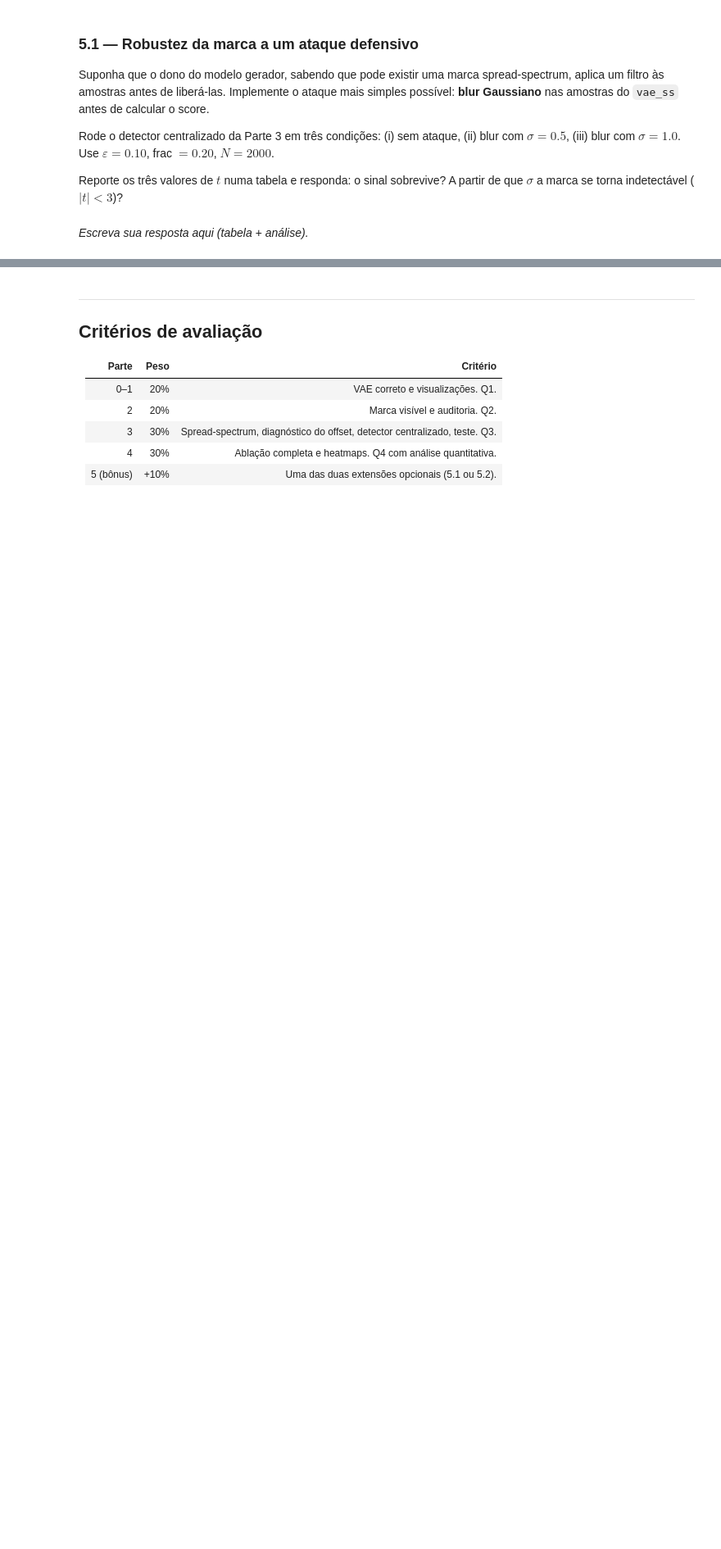
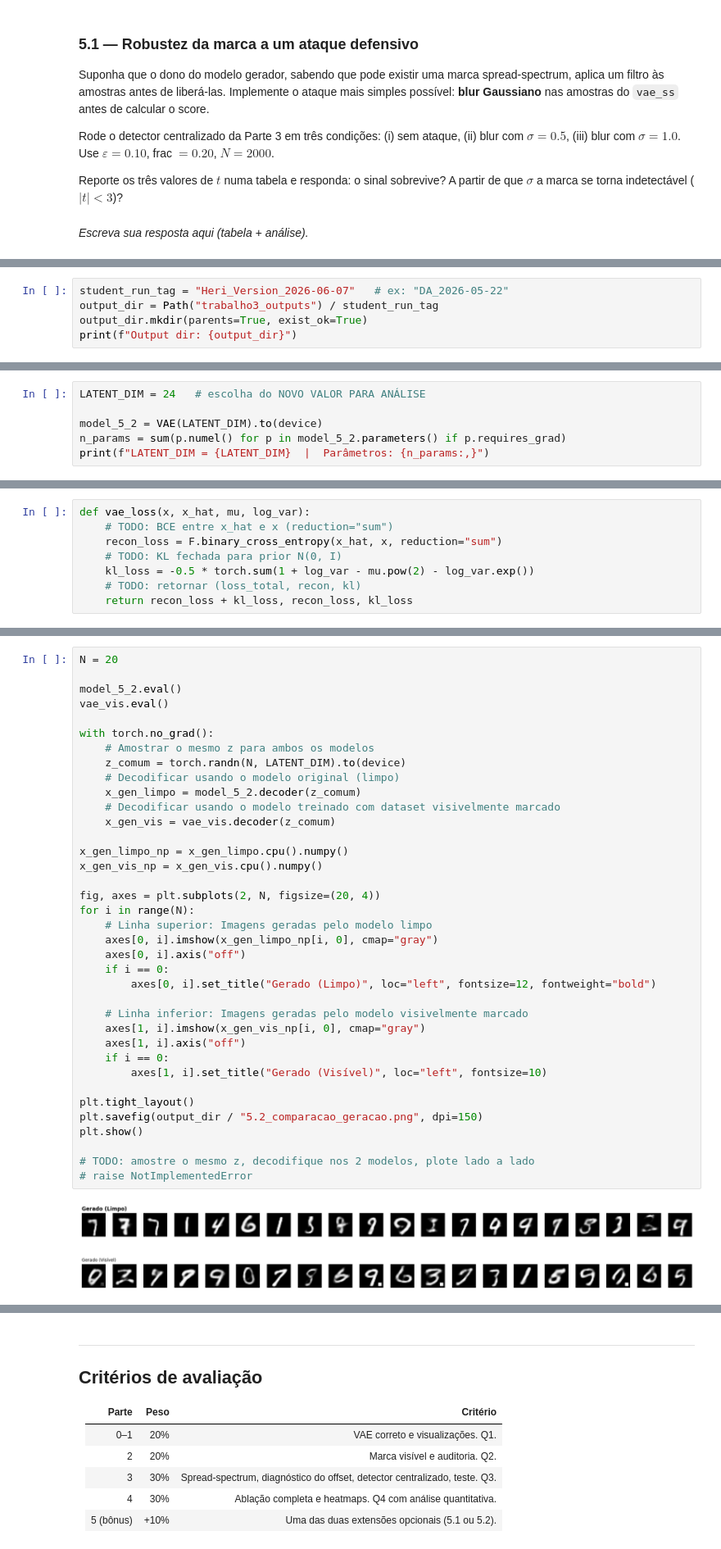
Before and after one commit to Heri-impatech/trabalho_III_ml2, a Jupyter notebook: trabalho_3/vae_watermark.ipynb, the cells around one changed output, grey strips where cells are left out. Shown at 82% size. Drawn from its saved outputs; the diff is of its cells as text; blank space fills up the shorter version.

Commit message:
terminado trabalho

```diff
--- a/trabalho_3/vae_watermark.ipynb
+++ b/trabalho_3/vae_watermark.ipynb
@@ -1564,0 +1564,5 @@ Em qual direção o $t$ se move quando o latente cresce? Explique o resultado em
+# %%
+student_run_tag = "Heri_Version_2026-06-07"   # ex: "DA_2026-05-22"
+output_dir = Path("trabalho3_outputs") / student_run_tag
+output_dir.mkdir(parents=True, exist_ok=True)
+print(f"Output dir: {output_dir}")
@@ -1564,0 +1658,6 @@ Em qual direção o $t$ se move quando o latente cresce? Explique o resultado em
+# %%
+LATENT_DIM = 24   # escolha do NOVO VALOR PARA ANÁLISE
+
+model_5_2 = VAE(LATENT_DIM).to(device)
+n_params = sum(p.numel() for p in model_5_2.parameters() if p.requires_grad)
+print(f"LATENT_DIM = {LATENT_DIM}  |  Parâmetros: {n_params:,}")
@@ -1564,0 +1666,8 @@ Em qual direção o $t$ se move quando o latente cresce? Explique o resultado em
+# %%
+def vae_loss(x, x_hat, mu, log_var):
+    # TODO: BCE entre x_hat e x (reduction="sum")
+    recon_loss = F.binary_cross_entropy(x_hat, x, reduction="sum")
+    # TODO: KL fechada para prior N(0, I)
+    kl_loss = -0.5 * torch.sum(1 + log_var - mu.pow(2) - log_var.exp())
+    # TODO: retornar (loss_total, recon, kl)
+    return recon_loss + kl_loss, recon_loss, kl_loss
@@ -1564,0 +2007,39 @@ Em qual direção o $t$ se move quando o latente cresce? Explique o resultado em
+# %%
+N = 20
+
+model_5_2.eval()
+vae_vis.eval()
+
+with torch.no_grad():
+    # Amostrar o mesmo z para ambos os modelos
+    z_comum = torch.randn(N, LATENT_DIM).to(device)
+    # Decodificar usando o modelo original (limpo)
+    x_gen_limpo = model_5_2.decoder(z_comum)
+    # Decodificar usando o modelo treinado com dataset visivelmente marcado
+    x_gen_vis = vae_vis.decoder(z_comum)
+
+x_gen_limpo_np = x_gen_limpo.cpu().numpy()
+x_gen_vis_np = x_gen_vis.cpu().numpy()
+
+fig, axes = plt.subplots(2, N, figsize=(20, 4))
+for i in range(N):
+    # Linha superior: Imagens geradas pelo modelo limpo
+    axes[0, i].imshow(x_gen_limpo_np[i, 0], cmap="gray")
+    axes[0, i].axis("off")
+    if i == 0:
+        axes[0, i].set_title("Gerado (Limpo)", loc="left", fontsize=12, fontweight="bold")
+
+    # Linha inferior: Imagens geradas pelo modelo visivelmente marcado
+    axes[1, i].imshow(x_gen_vis_np[i, 0], cmap="gray")
+    axes[1, i].axis("off")
+    if i == 0:
+        axes[1, i].set_title("Gerado (Visível)", loc="left", fontsize=10)
+
+plt.tight_layout()
+plt.savefig(output_dir / "5.2_comparacao_geracao.png", dpi=150)
+plt.show()
+
+# TODO: amostre o mesmo z, decodifique nos 2 modelos, plote lado a lado
+# raise NotImplementedError
+# %% [output]
+[figure, added]
```
Also changed, not shown: parts of 41 cells of this notebook, 24 other files.
